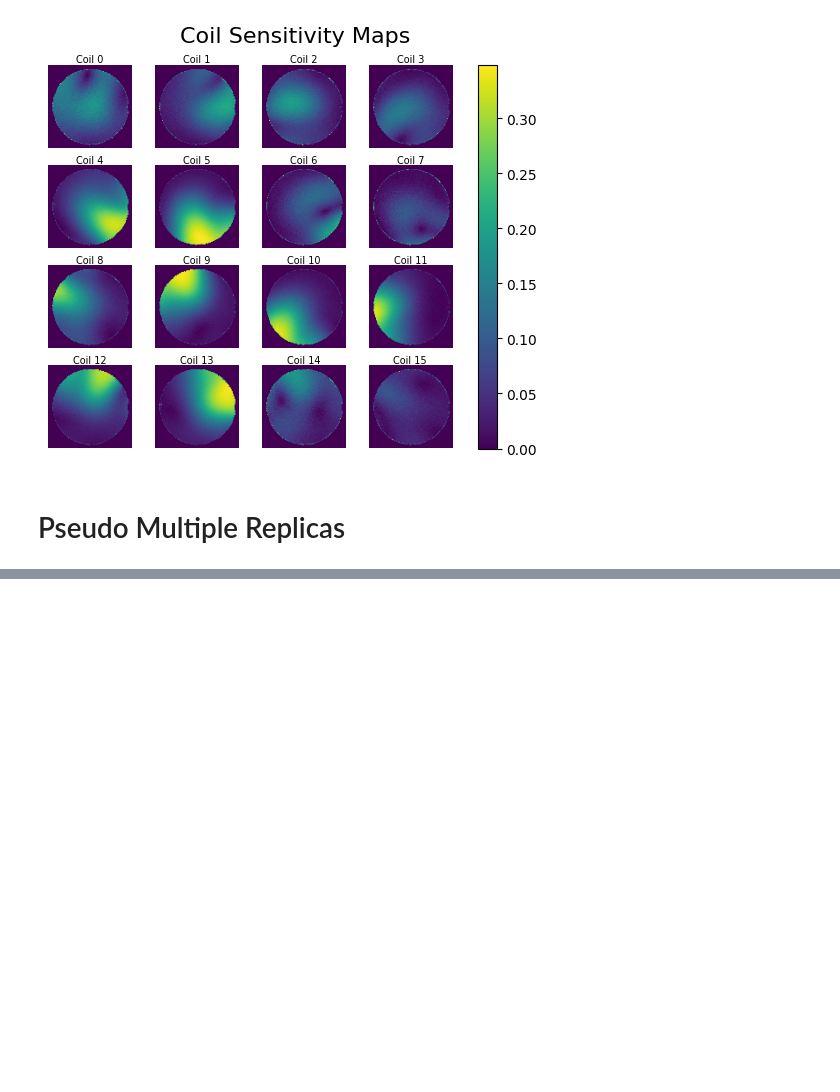
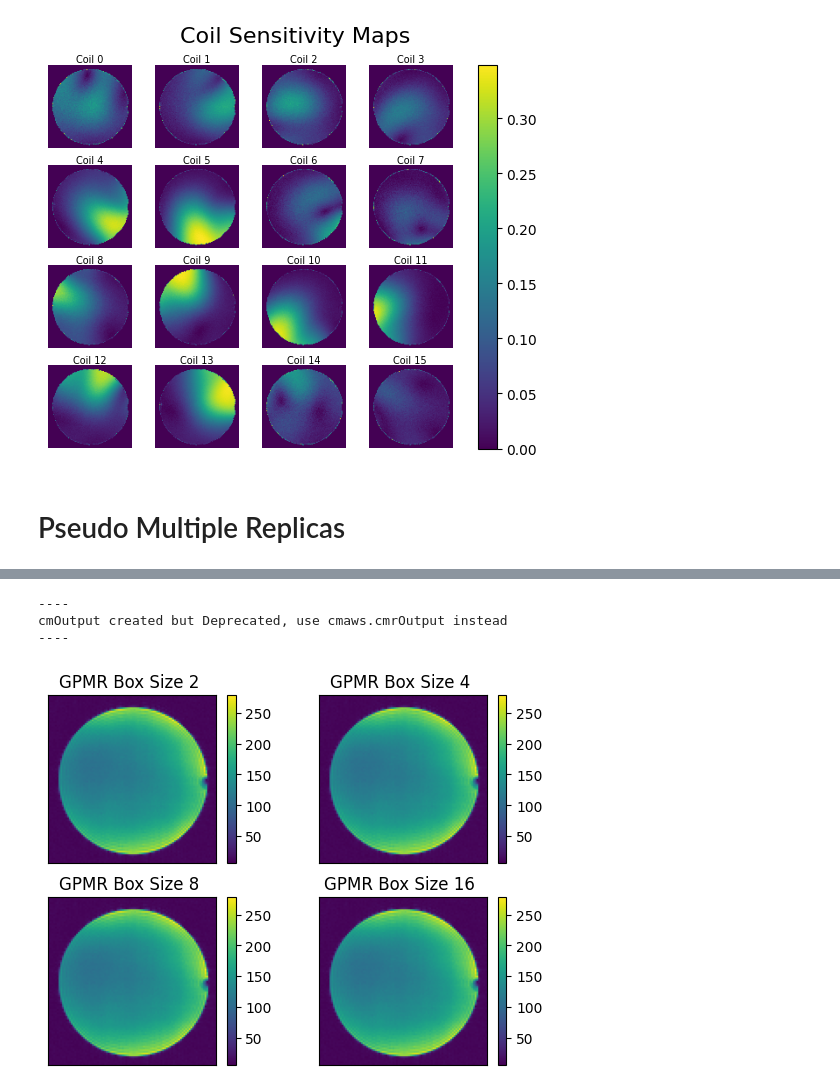
Before and after one commit to cloudmrhub/mroptimum-tools, a Jupyter notebook: mroptimum_tools.ipynb, the cells around one changed output, grey strips where cells are left out. Cells and saved outputs as stored; diff of their text form; code cells hidden in the pictures; blank space fills up the shorter version.

```diff
--- a/mroptimum_tools.ipynb
+++ b/mroptimum_tools.ipynb
@@ -167,0 +168,24 @@ cmOutput created but Deprecated, use cmaws.cmrOutput instead
+# %%
+
+
+from mrotools.mro import mroGeneralizedPseudoMultipleReplicas
+L2=mroGeneralizedPseudoMultipleReplicas()
+L=cm2DReconRSS()
+L2.numberOfReplicas=5
+
+for i,b in enumerate([2,4,8,16]):
+  L2.boxSize = b
+  L.setNoiseKSpace(N)
+  L.setSignalKSpace(S)
+  L2.reconstructor=L
+  GMPR=L2.getOutput()
+  plt.subplot(2,2,i+1)
+  plt.imshow(np.abs(O))
+  plt.tick_params(axis='both', which='both', bottom=False, top=False, labelbottom=False, right=False, left=False, labelleft=False)
+  plt.title(f'GPMR Box Size {b} ')
+  plt.colorbar()
+# %% [output]
+----
+cmOutput created but Deprecated, use cmaws.cmrOutput instead
+----
+[figure, added]
```
Also changed, not shown: parts of 3 cells of this notebook.
